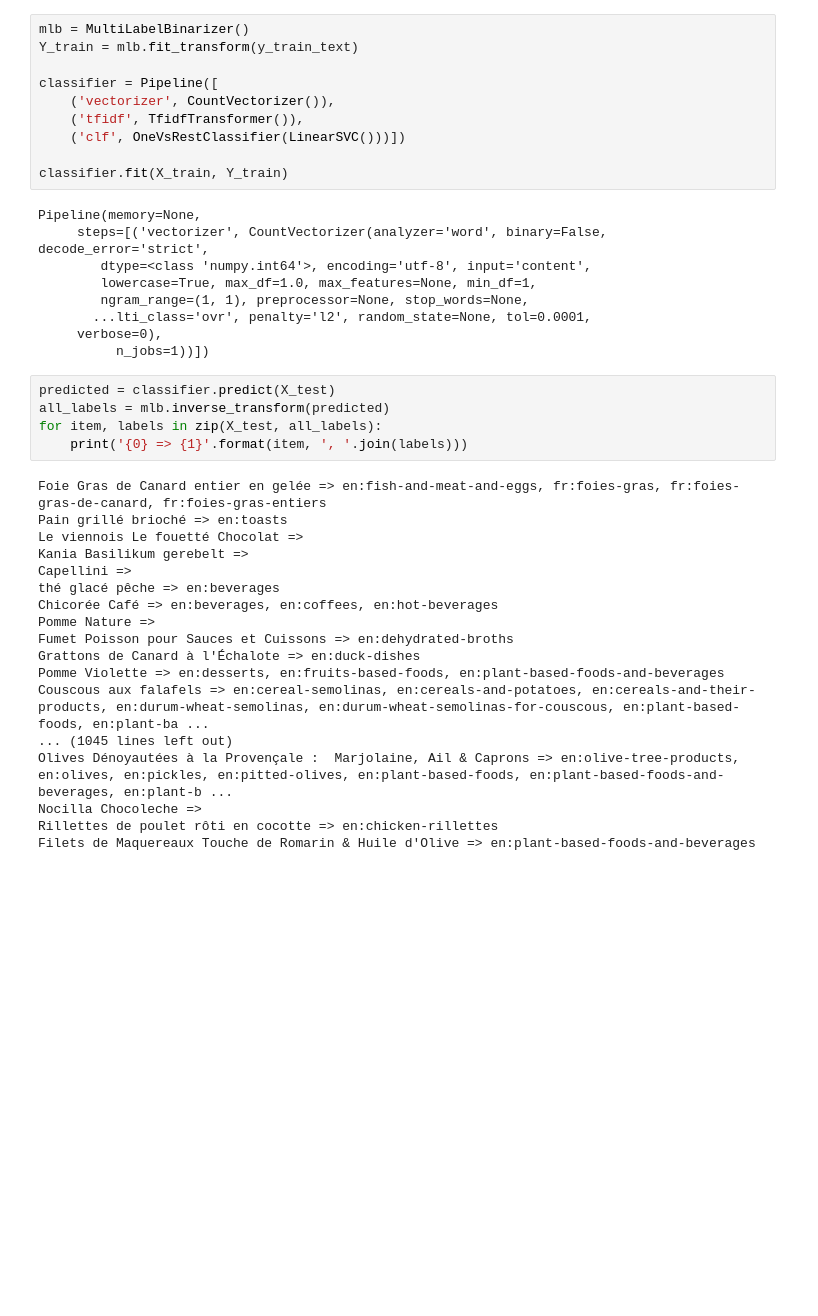
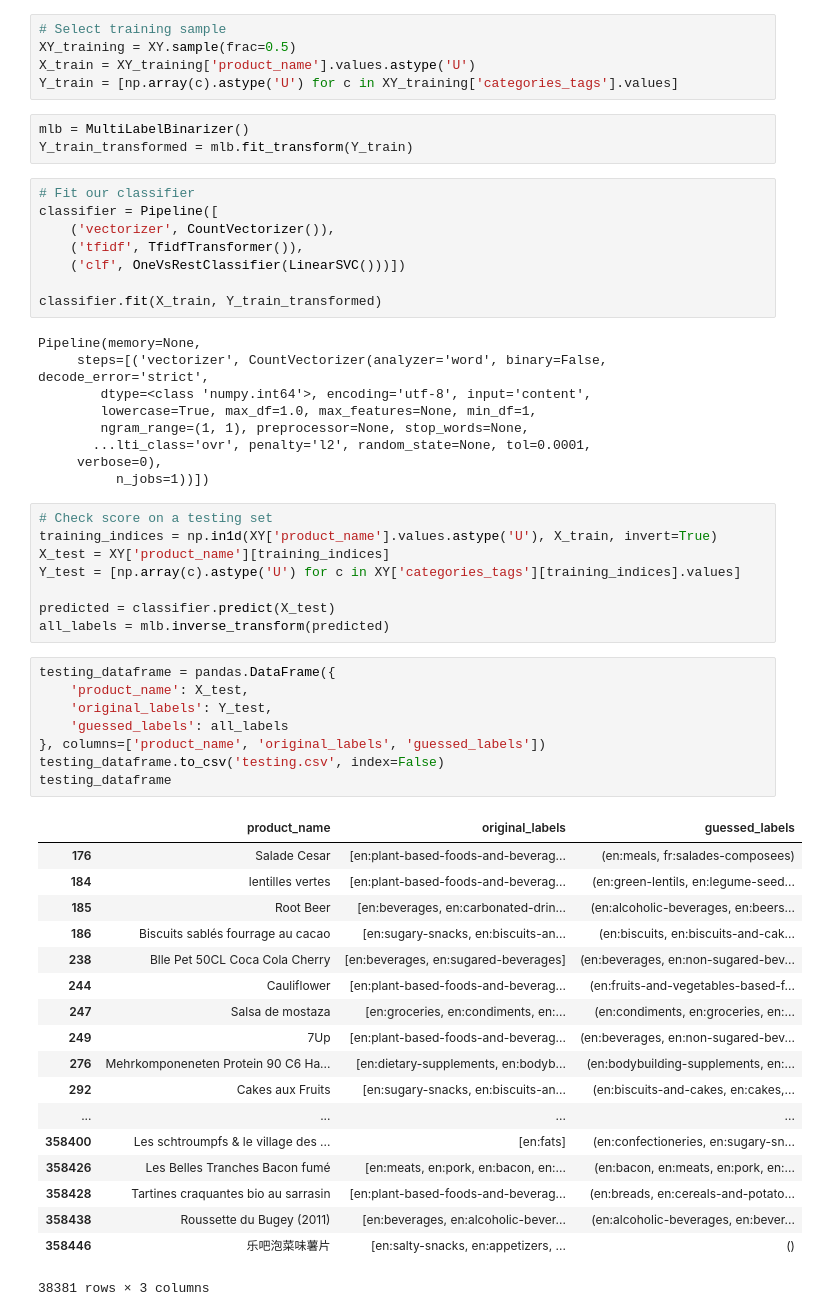
Before and after one commit to Phyks/OFFClassification, a Jupyter notebook: notebook.ipynb, the cells around one changed output. Drawn from its saved outputs; the diff is of its cells as text; blank space fills up the shorter version.

```diff
--- a/notebook.ipynb
+++ b/notebook.ipynb
@@ -67,13 +51,19 @@ X_test = list(set(X) - set(X_train))
+# %%
+# Select training sample
+XY_training = XY.sample(frac=0.5)
+X_train = XY_training['product_name'].values.astype('U')
+Y_train = [np.array(c).astype('U') for c in XY_training['categories_tags'].values]
+# %%
+mlb = MultiLabelBinarizer()
+Y_train_transformed = mlb.fit_transform(Y_train)
 # %%
-mlb = MultiLabelBinarizer()
-Y_train = mlb.fit_transform(y_train_text)
-
+# Fit our classifier
 classifier = Pipeline([
     ('vectorizer', CountVectorizer()),
     ('tfidf', TfidfTransformer()),
     ('clf', OneVsRestClassifier(LinearSVC()))])
 
-classifier.fit(X_train, Y_train)
+classifier.fit(X_train, Y_train_transformed)
 # %% [output]
 Pipeline(memory=None,
      steps=[('vectorizer', CountVectorizer(analyzer='word', binary=False, decode_error='strict',
@@ -83,26 +73,38 @@ Pipeline(memory=None,
        ...lti_class='ovr', penalty='l2', random_state=None, tol=0.0001,
      verbose=0),
           n_jobs=1))])
-# %%
-predicted = classifier.predict(X_test)
-all_labels = mlb.inverse_transform(predicted)
-for item, labels in zip(X_test, all_labels):
-    print('{0} => {1}'.format(item, ', '.join(labels)))
-# %% [output]
-Foie Gras de Canard entier en gelée => en:fish-and-meat-and-eggs, fr:foies-gras, fr:foies-gras-de-canard, fr:foies-gras-entiers
-Pain grillé brioché => en:toasts
-Le viennois Le fouetté Chocolat =>
-Kania Basilikum gerebelt =>
-Capellini =>
-thé glacé pêche => en:beverages
-Chicorée Café => en:beverages, en:coffees, en:hot-beverages
-Pomme Nature =>
-Fumet Poisson pour Sauces et Cuissons => en:dehydrated-broths
-Grattons de Canard à l'Échalote => en:duck-dishes
-Pomme Violette => en:desserts, en:fruits-based-foods, en:plant-based-foods-and-beverages
-Couscous aux falafels => en:cereal-semolinas, en:cereals-and-potatoes, en:cereals-and-their-products, en:durum-wheat-semolinas, en:durum-wheat-semolinas-for-couscous, en:plant-based-foods, en:plant-ba ...
-... (1045 lines left out)
-Olives Dénoyautées à la Provençale :  Marjolaine, Ail & Caprons => en:olive-tree-products, en:olives, en:pickles, en:pitted-olives, en:plant-based-foods, en:plant-based-foods-and-beverages, en:plant-b ...
-Nocilla Chocoleche =>
-Rillettes de poulet rôti en cocotte => en:chicken-rillettes
-Filets de Maquereaux Touche de Romarin & Huile d'Olive => en:plant-based-foods-and-beverages
+# %%
+# Check score on a testing set
+training_indices = np.in1d(XY['product_name'].values.astype('U'), X_train, invert=True)
+X_test = XY['product_name'][training_indices]
+Y_test = [np.array(c).astype('U') for c in XY['categories_tags'][training_indices].values]
+
+predicted = classifier.predict(X_test)
+all_labels = mlb.inverse_transform(predicted)
+# %%
+testing_dataframe = pandas.DataFrame({
+    'product_name': X_test,
+    'original_labels': Y_test,
+    'guessed_labels': all_labels
+}, columns=['product_name', 'original_labels', 'guessed_labels'])
+testing_dataframe.to_csv('testing.csv', index=False)
+testing_dataframe
+# %% [output]
+|  | product_name | original_labels | guessed_labels |
+| 176 | Salade Cesar | [en:plant-based-foods-and-beverag... | (en:meals, fr:salades-composees) |
+| 184 | lentilles vertes | [en:plant-based-foods-and-beverag... | (en:green-lentils, en:legume-seed... |
+| 185 | Root Beer | [en:beverages, en:carbonated-drin... | (en:alcoholic-beverages, en:beers... |
+| 186 | Biscuits sablés fourrage au cacao | [en:sugary-snacks, en:biscuits-an... | (en:biscuits, en:biscuits-and-cak... |
+| 238 | Blle Pet 50CL Coca Cola Cherry | [en:beverages, en:sugared-beverages] | (en:beverages, en:non-sugared-bev... |
+| 244 | Cauliflower | [en:plant-based-foods-and-beverag... | (en:fruits-and-vegetables-based-f... |
+| 247 | Salsa de mostaza | [en:groceries, en:condiments, en:... | (en:condiments, en:groceries, en:... |
+| 249 | 7Up | [en:plant-based-foods-and-beverag... | (en:beverages, en:non-sugared-bev... |
+| 276 | Mehrkomponeneten Protein 90 C6 Ha... | [en:dietary-supplements, en:bodyb... | (en:bodybuilding-supplements, en:... |
+| 292 | Cakes aux Fruits | [en:sugary-snacks, en:biscuits-an... | (en:biscuits-and-cakes, en:cakes,... |
+| ... | ... | ... | ... |
+| 358400 | Les schtroumpfs & le village des ... | [en:fats] | (en:confectioneries, en:sugary-sn... |
+| 358426 | Les Belles Tranches Bacon fumé | [en:meats, en:pork, en:bacon, en:... | (en:bacon, en:meats, en:pork, en:... |
+| 358428 | Tartines craquantes bio au sarrasin | [en:plant-based-foods-and-beverag... | (en:breads, en:cereals-and-potato... |
+| 358438 | Roussette du Bugey (2011) | [en:beverages, en:alcoholic-bever... | (en:alcoholic-beverages, en:bever... |
+| 358446 | 乐吧泡菜味薯片 | [en:salty-snacks, en:appetizers, ... | () |
+38381 rows × 3 columns
```
Also changed, not shown: parts of 19 cells of this notebook, 4 other files.
